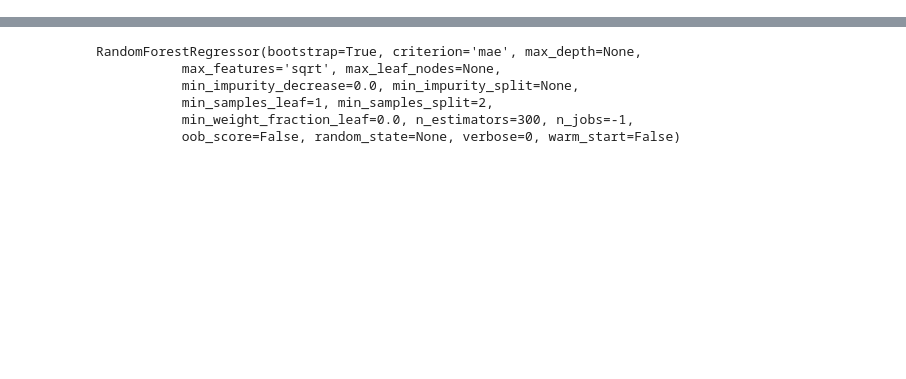
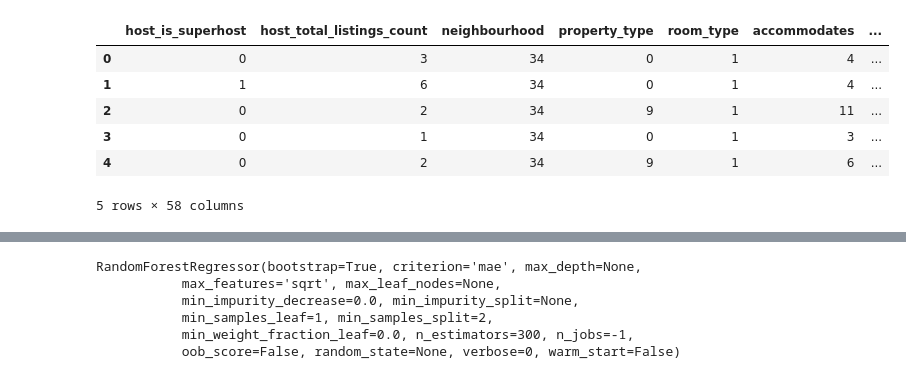
Before and after one commit to Lukas-Justen/Airbnb-Price-Evaluator, a Jupyter notebook: exploratory_data_analysis.ipynb, the cells around one changed output, grey strips where cells are left out. Cells and saved outputs as stored; diff of their text form; code cells hidden in the pictures; blank space fills up the shorter version.

```diff
--- a/exploratory_data_analysis.ipynb
+++ b/exploratory_data_analysis.ipynb
@@ -71,0 +56,10 @@ data.drop(['Unnamed: 0', 'id'], axis=1, inplace=True)
+# %%
+data.head()
+# %% [output]
+|  | host_is_superhost | host_total_listings_count | neighbourhood | property_type | room_type | accommodates | ... |
+| 0 | 0 | 3 | 34 | 0 | 1 | 4 | ... |
+| 1 | 1 | 6 | 34 | 0 | 1 | 4 | ... |
+| 2 | 0 | 2 | 34 | 9 | 1 | 11 | ... |
+| 3 | 0 | 1 | 34 | 0 | 1 | 3 | ... |
+| 4 | 0 | 2 | 34 | 9 | 1 | 6 | ... |
+5 rows × 58 columns
```
Also changed, not shown: parts of 20 cells of this notebook.
